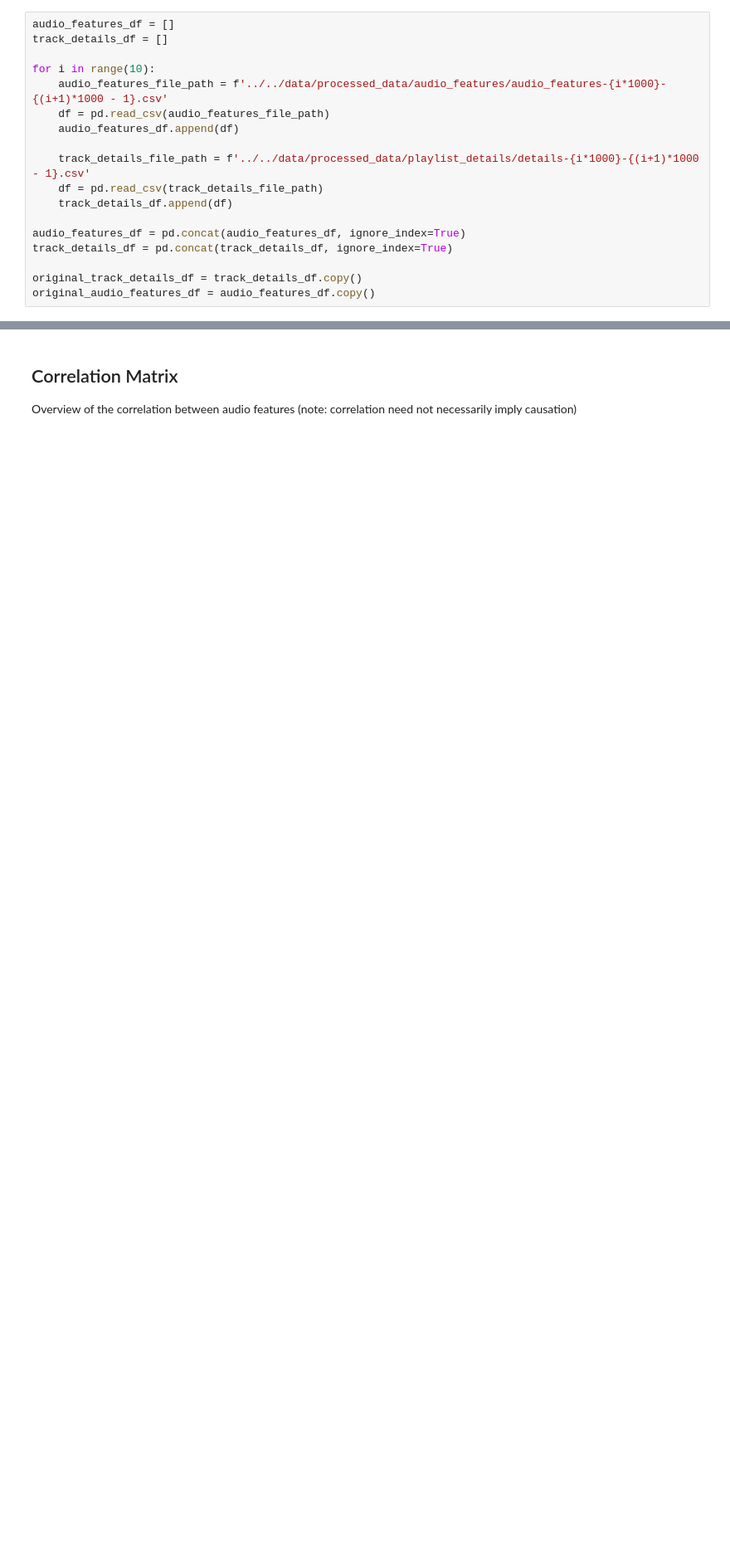
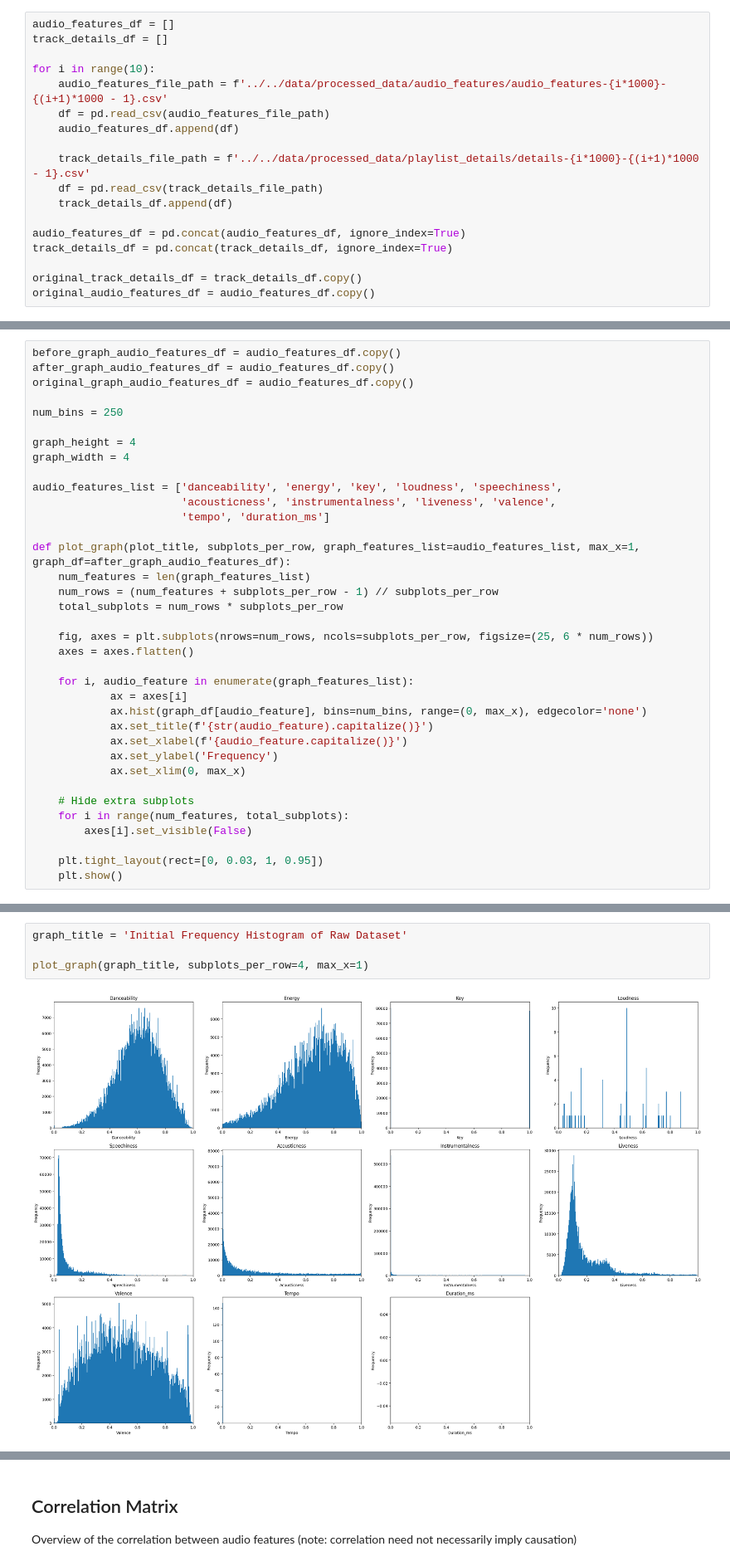
Before and after one commit to avock/TunesBlend-Engine, a Jupyter notebook: src/notebooks/trend_analysis.ipynb, the cells around one changed output, grey strips where cells are left out. Shown: that part at 83% size. Drawn from its saved outputs; the diff is of its cells as text; blank space fills up the shorter version.

```diff
--- a/src/notebooks/trend_analysis.ipynb
+++ b/src/notebooks/trend_analysis.ipynb
@@ -49,0 +56,36 @@ audio_features_list = ['danceability', 'energy', 'loudness', 'speechiness', 'aco
+# %%
+before_graph_audio_features_df = audio_features_df.copy()
+after_graph_audio_features_df = audio_features_df.copy()
+original_graph_audio_features_df = audio_features_df.copy()
+
+num_bins = 250
+
+graph_height = 4
+graph_width = 4
+
+audio_features_list = ['danceability', 'energy', 'key', 'loudness', 'speechiness',
+                       'acousticness', 'instrumentalness', 'liveness', 'valence',
+                       'tempo', 'duration_ms']
+
+def plot_graph(plot_title, subplots_per_row, graph_features_list=audio_features_list, max_x=1, graph_df=after_graph_audio_features_df):
+    num_features = len(graph_features_list)
+    num_rows = (num_features + subplots_per_row - 1) // subplots_per_row
+    total_subplots = num_rows * subplots_per_row
+
+    fig, axes = plt.subplots(nrows=num_rows, ncols=subplots_per_row, figsize=(25, 6 * num_rows))
+    axes = axes.flatten()
+
+    for i, audio_feature in enumerate(graph_features_list):
+            ax = axes[i]
+            ax.hist(graph_df[audio_feature], bins=num_bins, range=(0, max_x), edgecolor='none')
+            ax.set_title(f'{str(audio_feature).capitalize()}')
+            ax.set_xlabel(f'{audio_feature.capitalize()}')
+            ax.set_ylabel('Frequency')
+            ax.set_xlim(0, max_x)
+
+    # Hide extra subplots
+    for i in range(num_features, total_subplots):
+        axes[i].set_visible(False)
+
+    plt.tight_layout(rect=[0, 0.03, 1, 0.95])
+    plt.show()
@@ -49,0 +94,6 @@ audio_features_list = ['danceability', 'energy', 'loudness', 'speechiness', 'aco
+# %%
+graph_title = 'Initial Frequency Histogram of Raw Dataset'
+
+plot_graph(graph_title, subplots_per_row=4, max_x=1)
+# %% [output]
+[figure, added]
```
Also changed, not shown: parts of 22 cells of this notebook.
